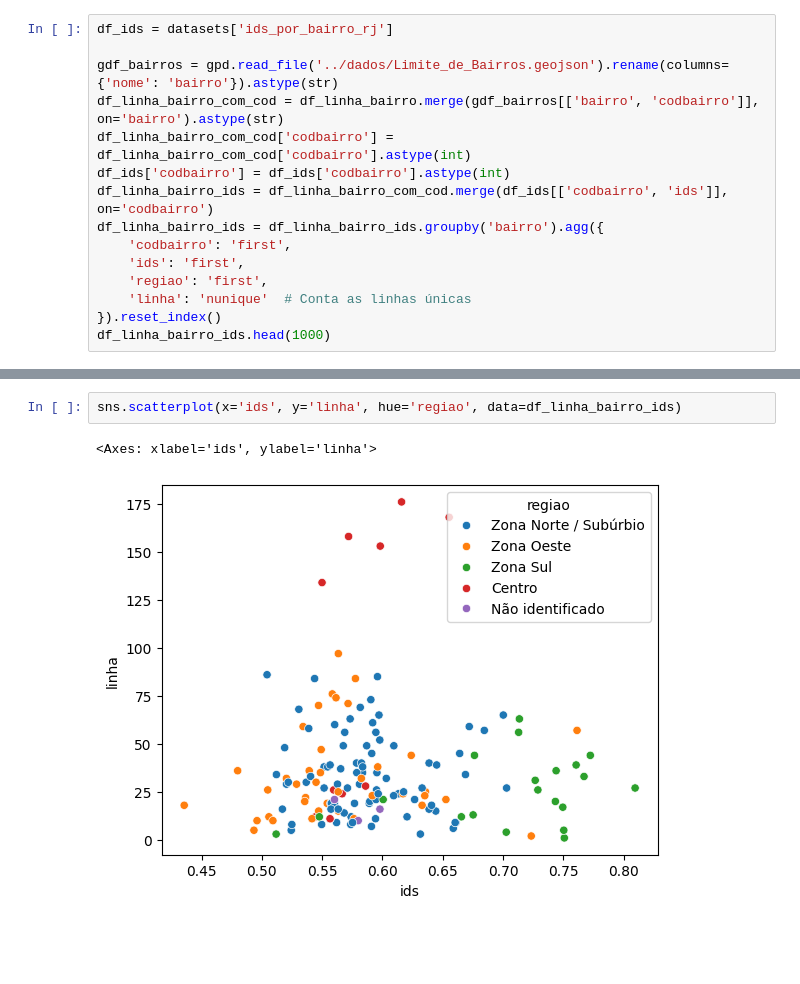
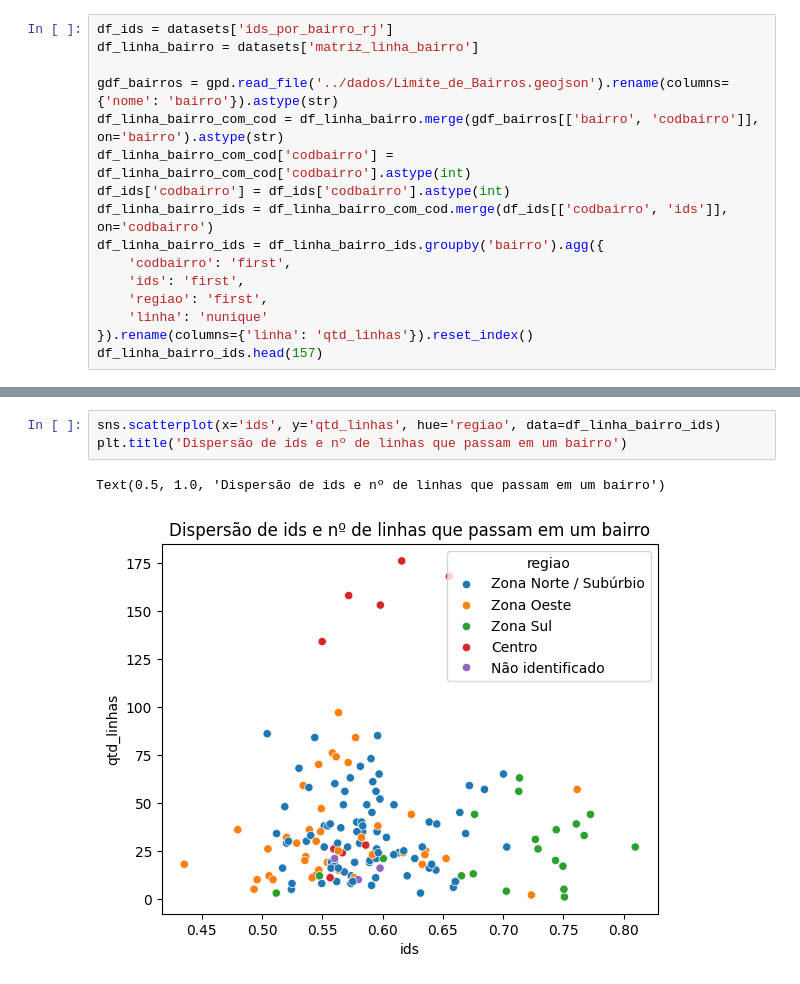
Before and after one commit to ArthurMontPereira/Analytica-Hackaton, a Jupyter notebook: notebooks/02_eda.ipynb, the cells around one changed output, grey strips where cells are left out. Drawn from its saved outputs; the diff is of its cells as text; blank space fills up the shorter version.

```diff
--- a/notebooks/02_eda.ipynb
+++ b/notebooks/02_eda.ipynb
@@ -88,5 +89,6 @@ df_agrupado.corr()
 # %%
 df_ids = datasets['ids_por_bairro_rj']
+df_linha_bairro = datasets['matriz_linha_bairro']
 
 gdf_bairros = gpd.read_file('../dados/Limite_de_Bairros.geojson').rename(columns={'nome': 'bairro'}).astype(str)
 df_linha_bairro_com_cod = df_linha_bairro.merge(gdf_bairros[['bairro', 'codbairro']], on='bairro').astype(str)
@@ -97,7 +99,7 @@ df_linha_bairro_ids = df_linha_bairro_ids.groupby('bairro').agg({
     'codbairro': 'first',
     'ids': 'first',
     'regiao': 'first',
-    'linha': 'nunique'  # Conta as linhas únicas
-}).reset_index()
-df_linha_bairro_ids.head(1000)
+    'linha': 'nunique'
+}).rename(columns={'linha': 'qtd_linhas'}).reset_index()
+df_linha_bairro_ids.head(157)
 # %% [output]
@@ -115,10 +117,11 @@ df_linha_bairro_ids.head(1000)
 | 156 | Água Santa | 67 | 0.590908 | Zona Norte / Subúrbio | 7 |
 157 rows × 5 columns
 # %%
-sns.scatterplot(x='ids', y='linha', hue='regiao', data=df_linha_bairro_ids)
+sns.scatterplot(x='ids', y='qtd_linhas', hue='regiao', data=df_linha_bairro_ids)
+plt.title('Dispersão de ids e nº de linhas que passam em um bairro')
 # %% [output]
-<Axes: xlabel='ids', ylabel='linha'>
+Text(0.5, 1.0, 'Dispersão de ids e nº de linhas que passam em um bairro')
-[figure, old version]
+[figure, new version]
 # %%
 contagem_linhas = datasets['matriz_linha_bairro'].groupby('bairro')['linha'].nunique().reset_index()
 contagem_linhas = contagem_linhas.rename(columns={'linha': 'quantidade_linhas'})
```
Also changed, not shown: parts of 16 cells of this notebook, 1 other file.
